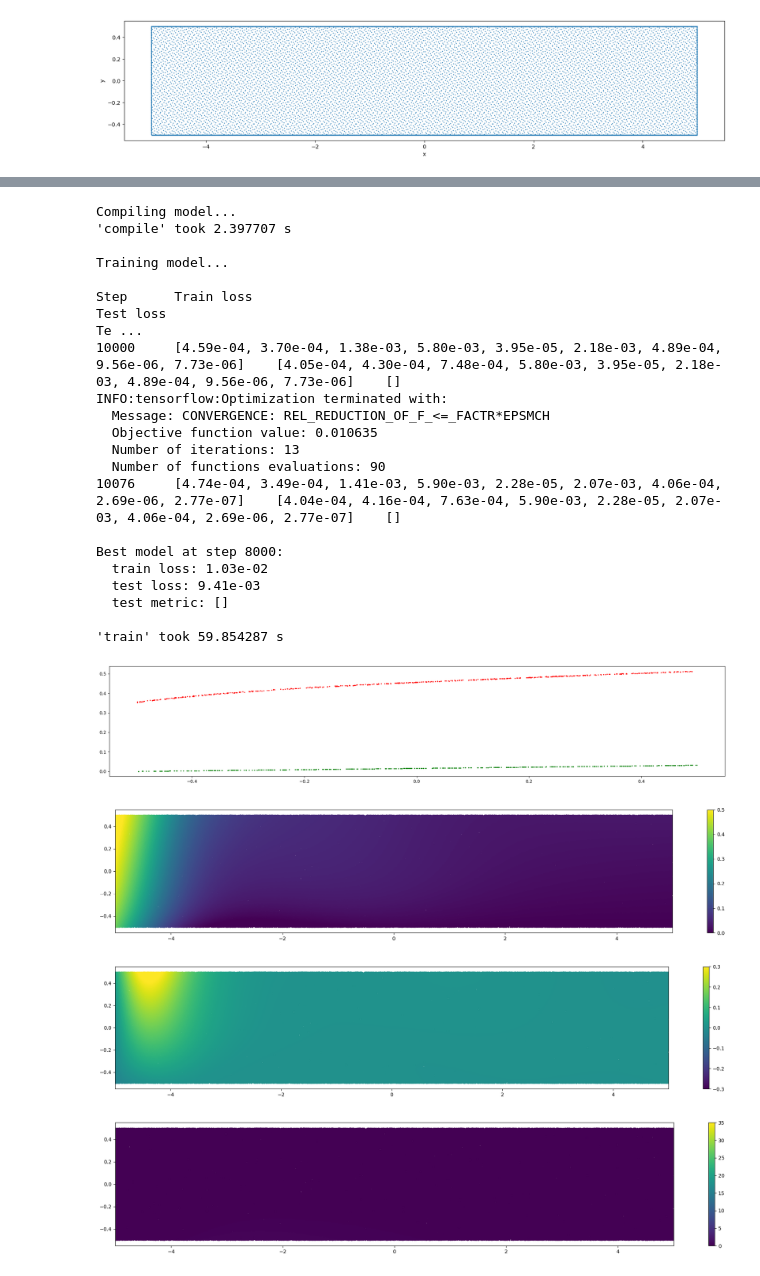
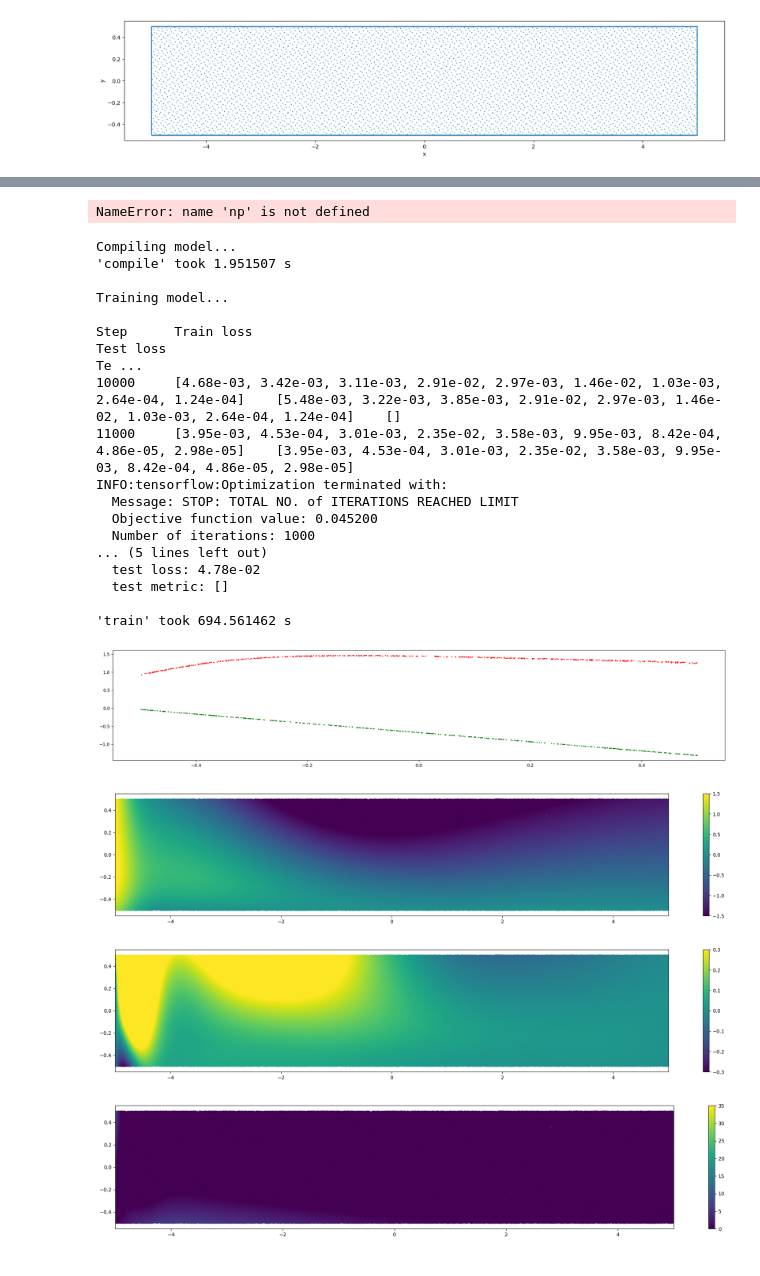
Before and after one commit to pabloharbar/deepxde-custom, a Jupyter notebook: notebooks/delta_dirac.ipynb, the cells around one changed output, grey strips where cells are left out. Saved outputs shown, nothing was run; the diff lists cells and outputs as text; code cells hidden in the pictures.

```diff
--- a/notebooks/delta_dirac.ipynb
+++ b/notebooks/delta_dirac.ipynb
@@ -6,11 +6,11 @@ import matplotlib.pyplot as plt
 # %%
 rho = 1
 mu = 1
-u_in = 0.5
+u_in = 1.5
 D = 1
 L = 10
 tle = 10
-v_i = -0.5
+v_i = -1.5
 tau_0 = 10
 # %%
 geom = dde.geometry.Rectangle(xmin=[-L/2,-D/2],xmax=[L/2,D/2])
@@ -60,15 +60,15 @@ def pde(X, Y):
     tau_xx = tau_0 + mu * (du_x + du_x)
     tau_yy = tau_0 + mu * (dv_y + du_y)
 
-    tau_diff = tau_xy - tau_0
-    H_tau = tf.where(tau_diff > 0, 1.0, 0.0)
-    dv_x = dde.grad.jacobian(Y, X, i=0, j=0) * H_tau
-    du_y = dde.grad.jacobian(Y, X, i=0, j=1) * H_tau
+    # tau_diff = tau_xy - tau_0
+    # H_tau = tf.where(tau_diff > 0, 1.0, 0.0)
+    # dv_x = dde.grad.jacobian(Y, X, i=0, j=0) * H_tau
+    # du_y = dde.grad.jacobian(Y, X, i=0, j=1) * H_tau
 
-    tau_xy = tau_0 + mu * (du_y + dv_x)
-    tau_yx = tau_0 + mu * (dv_x + du_y)
-    tau_xx = tau_0 + mu * (du_x + du_x)
-    tau_yy = tau_0 + mu * (dv_y + du_y)
+    # tau_xy = tau_0 + mu * (du_y + dv_x)
+    # tau_yx = tau_0 + mu * (dv_x + du_y)
+    # tau_xx = tau_0 + mu * (du_x + du_x)
+    # tau_yy = tau_0 + mu * (dv_y + du_y)
 
     # Derivadas dos tensores de tensão
     dtau_xy_y = dde.grad.jacobian(tau_xy, X, i=0, j=1)
@@ -86,7 +86,7 @@ def pde(X, Y):
 data = dde.data.PDE(geom,
                     pde,
                     [bc_wall_u,bc_wall_v,bc_inlet_u,bc_inlet_v,bc_outlet_p,bc_outlet_v],
-                    num_domain = 10000,
+                    num_domain = 5000,
                     num_boundary = 5000,
                     num_test = 10000)
 # %% [output]
@@ -113,5 +113,5 @@ Building feed-forward neural network...
 # %%
-losshistory,train_state = model.train(epochs = 10000)
+losshistory,train_state = model.train(epochs = 10000, display_every=100)
 # %% [output]
 Warning: epochs is deprecated and will be removed in a future version. Use iterations instead.
 Training model...
@@ -133,3 +133,17 @@ Step      Train loss
+# %%
+import matplotlib.pyplot as plt
+
+plot_array = np.array(losshistory.loss_test)
+plot_labels = ["pde_u", "pde_v", "pde_cont", "bc_wall_u", "bc_wall_v", "bc_inlet_u", "bc_inlet_v", "bc_outlet_p", "bc_outlet_v"]
+# plot_array = np.array(losshistory.loss_train)
+for i in range(plot_array.shape[1]):
+    plt.plot(losshistory.steps, plot_array[:,i], label=plot_labels[i])
+
+plt.legend()
+plt.ylim([0, 0.1])
+plt.show()
+# %% [output]
+NameError: name 'np' is not defined
 # %%
 dde.optimizers.config.set_LBFGS_options(maxiter = 1000)
 model.compile("L-BFGS")
@@ -137,25 +151,22 @@ losshistory,train_state = model.train()
 dde.saveplot(losshistory, train_state, issave = False , isplot = False)
 # %% [output]
 Compiling model...
-'compile' took 2.397707 s
+'compile' took 1.951507 s
 
 Training model...
 
 Step      Train loss                                                                                    Test loss                                                                                     Te ...
-10000     [4.59e-04, 3.70e-04, 1.38e-03, 5.80e-03, 3.95e-05, 2.18e-03, 4.89e-04, 9.56e-06, 7.73e-06]    [4.05e-04, 4.30e-04, 7.48e-04, 5.80e-03, 3.95e-05, 2.18e-03, 4.89e-04, 9.56e-06, 7.73e-06]    []
+10000     [4.68e-03, 3.42e-03, 3.11e-03, 2.91e-02, 2.97e-03, 1.46e-02, 1.03e-03, 2.64e-04, 1.24e-04]    [5.48e-03, 3.22e-03, 3.85e-03, 2.91e-02, 2.97e-03, 1.46e-02, 1.03e-03, 2.64e-04, 1.24e-04]    []
+11000     [3.95e-03, 4.53e-04, 3.01e-03, 2.35e-02, 3.58e-03, 9.95e-03, 8.42e-04, 4.86e-05, 2.98e-05]    [3.95e-03, 4.53e-04, 3.01e-03, 2.35e-02, 3.58e-03, 9.95e-03, 8.42e-04, 4.86e-05, 2.98e-05]
 INFO:tensorflow:Optimization terminated with:
-  Message: CONVERGENCE: REL_REDUCTION_OF_F_<=_FACTR*EPSMCH
-  Objective function value: 0.010635
-  Number of iterations: 13
-  Number of functions evaluations: 90
-10076     [4.74e-04, 3.49e-04, 1.41e-03, 5.90e-03, 2.28e-05, 2.07e-03, 4.06e-04, 2.69e-06, 2.77e-07]    [4.04e-04, 4.16e-04, 7.63e-04, 5.90e-03, 2.28e-05, 2.07e-03, 4.06e-04, 2.69e-06, 2.77e-07]    []
-
-Best model at step 8000:
-  train loss: 1.03e-02
-  test loss: 9.41e-03
+  Message: STOP: TOTAL NO. of ITERATIONS REACHED LIMIT
+  Objective function value: 0.045200
+  Number of iterations: 1000
+... (5 lines left out)
+  test loss: 4.78e-02
   test metric: []
 
-'train' took 59.854287 s
+'train' took 694.561462 s
 # %%
 samples= geom.random_points(500000)
 result = model.predict(samples)
@@ -170,19 +181,19 @@ plt.scatter(samples[mask,1], result[mask,0], c='red',s=2)
 plt.tight_layout()
 plt.show()
 # %% [output]
-[figure, old version]
+[figure, new version]
 # %%
-color_legend=[[0,0.5],[-0.3,0.3],[0,35]]
+color_legend=[[-1.5,1.5],[-0.3,0.3],[0,35]]
 for idx in range(3):
   plt.figure(figsize=(20,4))
   plt.scatter(samples[:,0], samples[:,1], c=result[:,idx], cmap='viridis',s=2)
   plt.colorbar()
   plt.clim(color_legend[idx])
   plt.xlim((0-D/2,D-D/2))
   plt.xlim((0-L/2,L-L/2))
   plt.tight_layout()
   plt.show()
 # %% [output]
-[figure, old version]
+[figure, new version]
-[figure, old version]
+[figure, new version]
-[figure, old version]
+[figure, new version]
```
Also changed, not shown: parts of 2 cells of this notebook.
